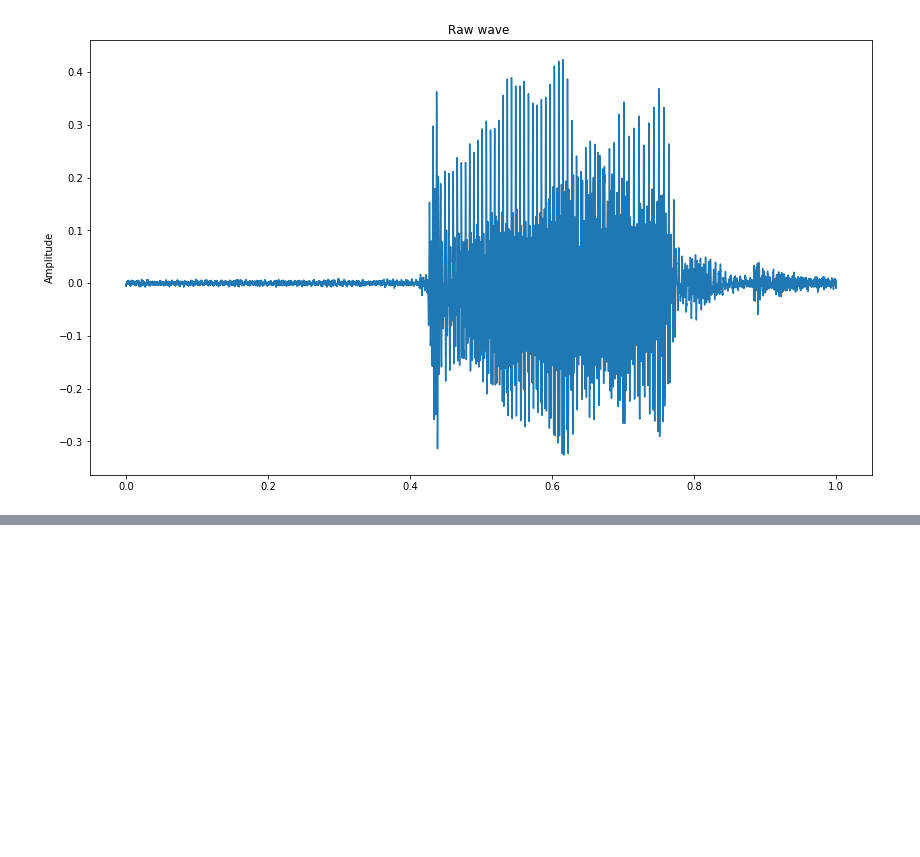
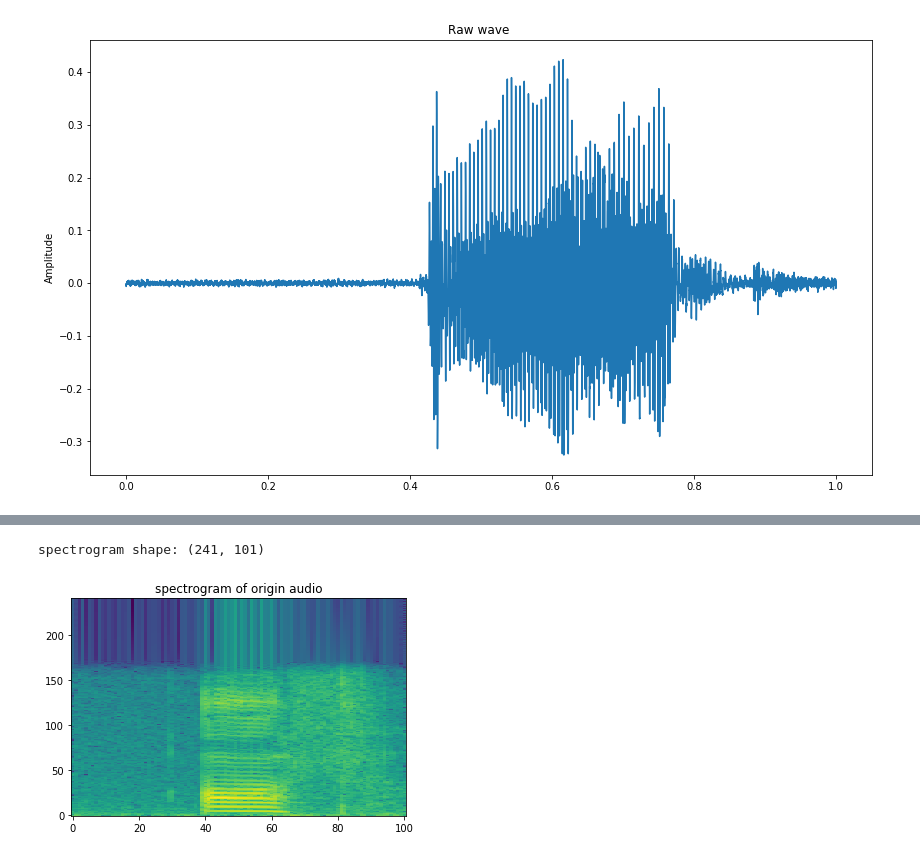
Before and after one commit to yanggyu17/tf-speech-recognition-challenge, a Jupyter notebook: train_y.ipynb, the cells around one changed output, grey strips where cells are left out. Cells and saved outputs as stored; diff of their text form; code cells hidden in the pictures; blank space fills up the shorter version.

```diff
--- a/train_y.ipynb
+++ b/train_y.ipynb
@@ -153,3 +153,18 @@ ipd.Audio(data2, rate=16000)
 ipd.Audio(data3, rate=16000)
 # %% [output]
 [interactive output not drawn]
+# %%
+def get_spectrogram(wav):
+    D = librosa.stft(wav, n_fft=480, hop_length=160,
+                     win_length=480, window='hamming')
+    spect, phase = librosa.magphase(D)
+    return spect
+# %%
+log_spect = np.log(get_spectrogram(data))
+print('spectrogram shape:', log_spect.shape)
+plt.imshow(log_spect, aspect='auto', origin='lower',)
+plt.title('spectrogram of origin audio')
+plt.show()
+# %% [output]
+spectrogram shape: (241, 101)
+[figure, added]
```
Also changed, not shown: parts of 1 cell of this notebook, 2 other files.
